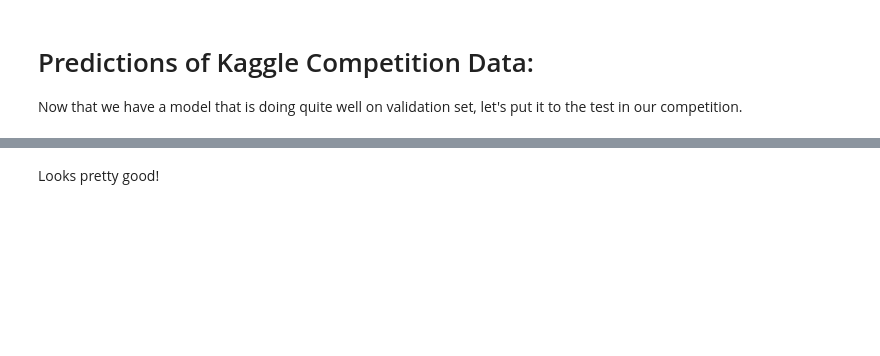
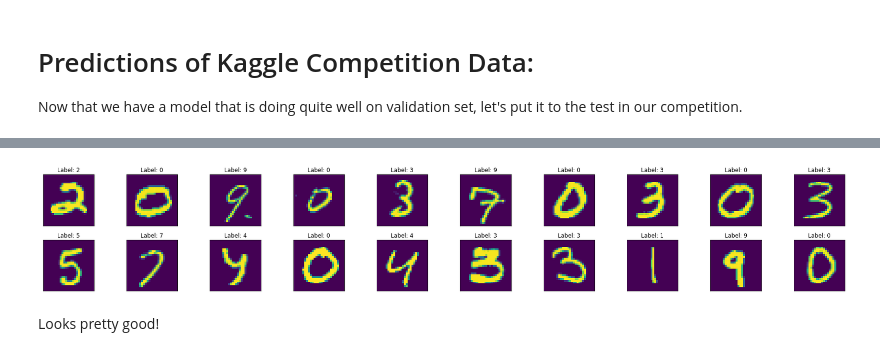
Before and after one commit to wcneill/kaggle, a Jupyter notebook: mnist/lnet5_mnist.ipynb, the cells around one changed output, grey strips where cells are left out. Cells and saved outputs as stored; diff of their text form; code cells hidden in the pictures; blank space fills up the shorter version.

```diff
--- a/mnist/lnet5_mnist.ipynb
+++ b/mnist/lnet5_mnist.ipynb
@@ -198,3 +229,3 @@ comp_data.head()
 # %%
 comp_set = MNIST(comp_data, labels=False, transform=tfs)
-comp_loader = DataLoader(comp_set, batch_size=32, num_workers=4, shuffle=False)
+comp_loader = DataLoader(comp_set, batch_size=32, num_workers=0, shuffle=False)
@@ -224,15 +260,17 @@ sub_df.head(10)
 # %%
-images = iter(unk_loader).next()
+images = iter(comp_loader).next()
 
 fig = plt.figure(figsize=(25,4))
 
 for i in range(20):
     ax = fig.add_subplot(2, 20/2, i+1, xticks=[], yticks=[])
     ax.set_title(f'Label: {sub_df.loc[i, "Label"]}')
     ax.imshow(images[i].squeeze())
 
 plt.tight_layout()
 plt.show()
+# %% [output]
+[figure, added]
 # %% [markdown]
 Looks pretty good!
 # %%
```
Also changed, not shown: parts of 12 cells of this notebook.
